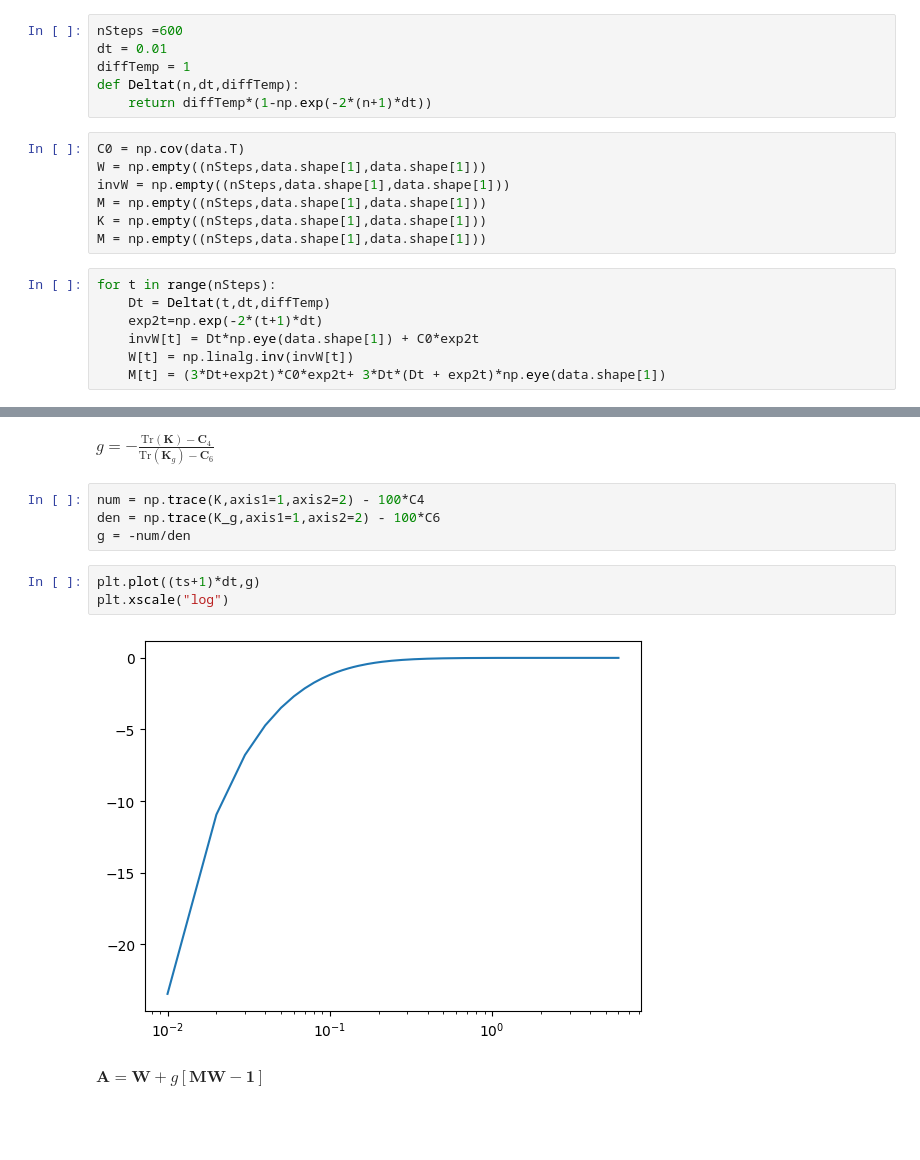
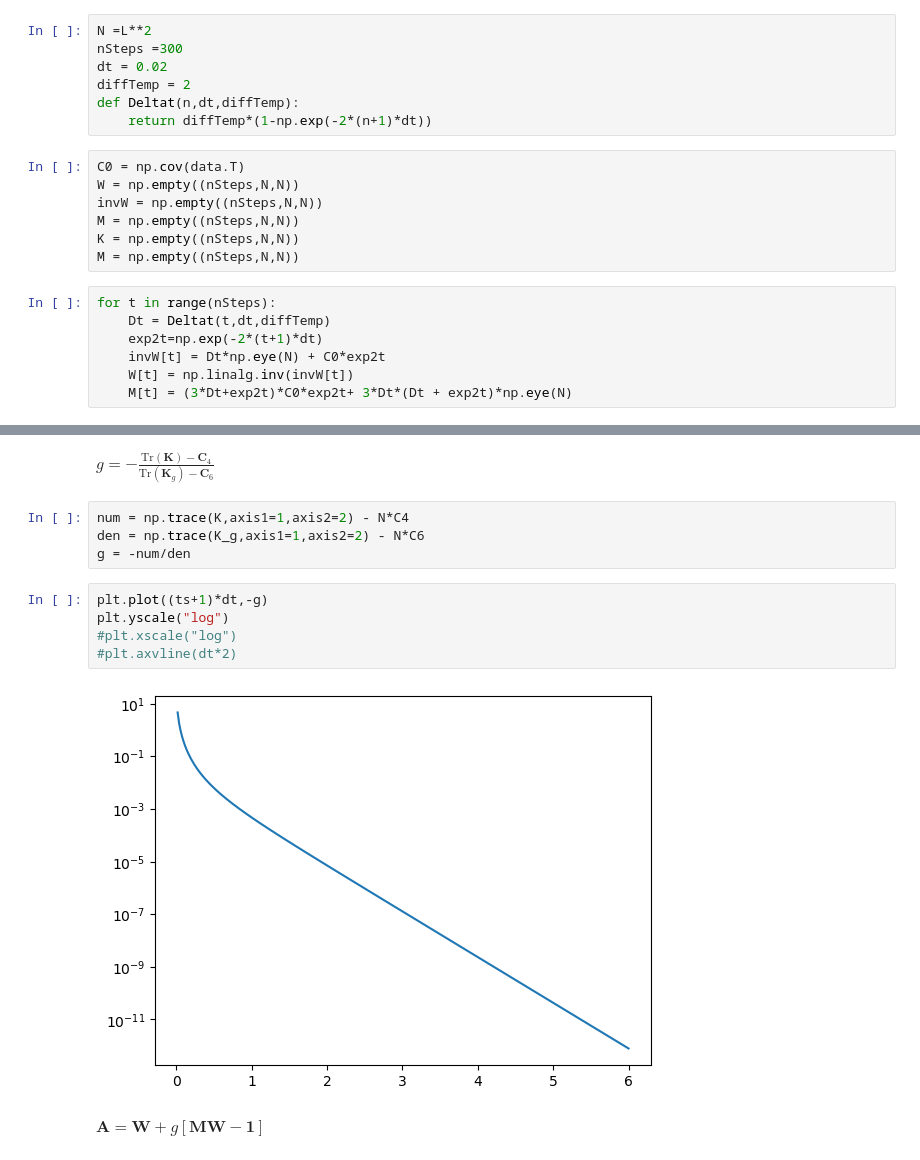
Before and after one commit to bsfn-0323/diffusion, a Jupyter notebook: gaussDiff_constraint.ipynb, the cells around one changed output, grey strips where cells are left out. Saved outputs shown, nothing was run; the diff lists cells and outputs as text; blank space fills up the shorter version.

```diff
--- a/gaussDiff_constraint.ipynb
+++ b/gaussDiff_constraint.ipynb
@@ -35,25 +36,26 @@ $\text{Tr}(\mathbf{A}(\mathbf{M}-\mathbf{W}^{-1})) - g \cdot\text{Tr}(x_i^2  (x_
 # %% [markdown]
 Let's get the matrix M and W
 # %%
-nSteps =600
-dt = 0.01
-diffTemp = 1
+N =L**2
+nSteps =300
+dt = 0.02
+diffTemp = 2
 def Deltat(n,dt,diffTemp):
     return diffTemp*(1-np.exp(-2*(n+1)*dt))
 # %%
 C0 = np.cov(data.T)
-W = np.empty((nSteps,data.shape[1],data.shape[1]))
-invW = np.empty((nSteps,data.shape[1],data.shape[1]))
-M = np.empty((nSteps,data.shape[1],data.shape[1]))
-K = np.empty((nSteps,data.shape[1],data.shape[1]))
-M = np.empty((nSteps,data.shape[1],data.shape[1]))
+W = np.empty((nSteps,N,N))
+invW = np.empty((nSteps,N,N))
+M = np.empty((nSteps,N,N))
+K = np.empty((nSteps,N,N))
+M = np.empty((nSteps,N,N))
 # %%
 for t in range(nSteps):
     Dt = Deltat(t,dt,diffTemp)
     exp2t=np.exp(-2*(t+1)*dt)
-    invW[t] = Dt*np.eye(data.shape[1]) + C0*exp2t
+    invW[t] = Dt*np.eye(N) + C0*exp2t
     W[t] = np.linalg.inv(invW[t])
-    M[t] = (3*Dt+exp2t)*C0*exp2t+ 3*Dt*(Dt + exp2t)*np.eye(data.shape[1])
+    M[t] = (3*Dt+exp2t)*C0*exp2t+ 3*Dt*(Dt + exp2t)*np.eye(N)
 # %% [markdown]
 $\mathbf{A}(\mathbf{M}-\mathbf{W}^{-1}) = \mathbf{W}\mathbf{M} - \mathbf{1} + g\cdot (-2\mathbf{M} + \mathbf{W}^{-1} + \mathbf{M}\mathbf{W}\mathbf{M}) = \mathbf{K} + g\cdot \mathbf{K_g}$
 
@@ -72,13 +74,15 @@ C4 = 3*(Dts+expts)-1
 # %% [markdown]
 $g = -\frac{\text{Tr}(\mathbf{K}) - \mathbf{C}_4}{\text{Tr}(\mathbf{K}_g) - \mathbf{C}_6}$
 # %%
-num = np.trace(K,axis1=1,axis2=2) - 100*C4
-den = np.trace(K_g,axis1=1,axis2=2) - 100*C6
+num = np.trace(K,axis1=1,axis2=2) - N*C4
+den = np.trace(K_g,axis1=1,axis2=2) - N*C6
 g = -num/den
 # %%
-plt.plot((ts+1)*dt,g)
-plt.xscale("log")
+plt.plot((ts+1)*dt,-g)
+plt.yscale("log")
+#plt.xscale("log")
+#plt.axvline(dt*2)
 # %% [output]
-[figure, old version]
+[figure, new version]
 # %% [markdown]
 $\mathbf{A} = \mathbf{W} + g\left[\mathbf{M}\mathbf{W}-\mathbf{1} \right]$
```
Also changed, not shown: parts of 12 cells of this notebook, 1 other file.
